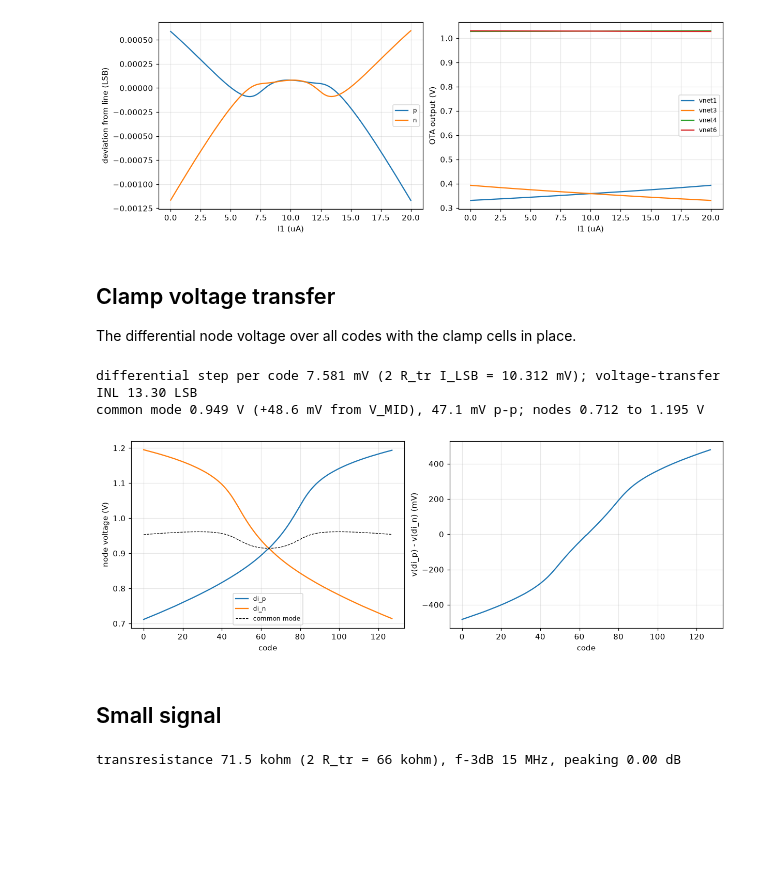
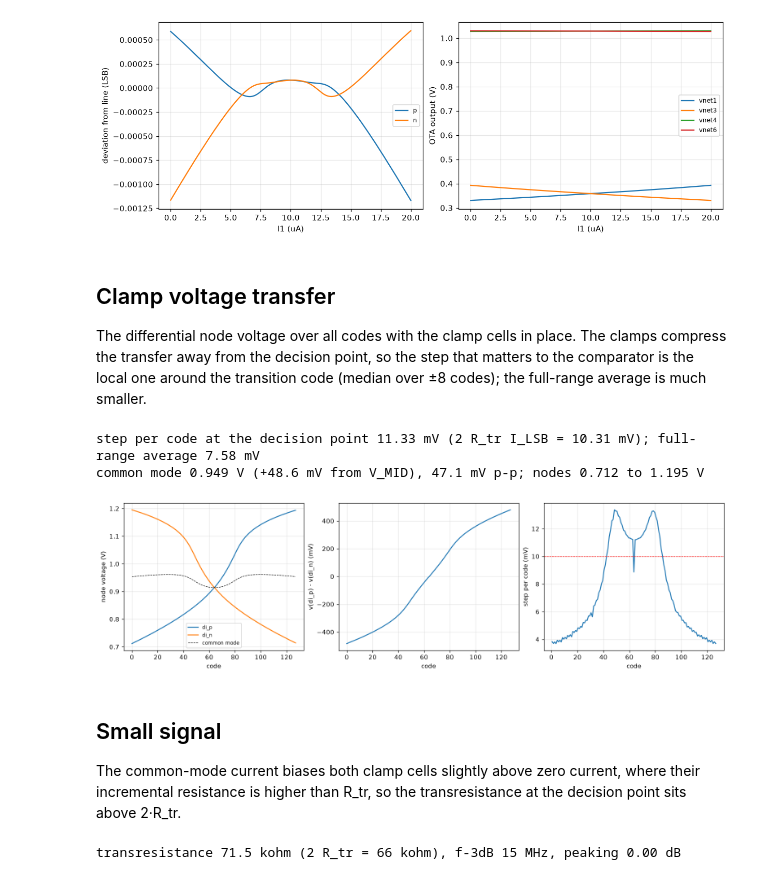
Before and after one commit to daniel-theunissen/sar_adc, a Jupyter notebook: sch/summing_stage/summing_stage_analysis.ipynb, the cells around one changed output. Cells and saved outputs as stored; diff of their text form; code cells hidden in the pictures; blank space fills up the shorter version.

```diff
--- a/sch/summing_stage/bench_e_analysis.ipynb
+++ b/sch/summing_stage/summing_stage_analysis.ipynb
@@ -162,27 +162,35 @@ vnet6: 1.028 to 1.031 V
 # %% [markdown]
 ## Clamp voltage transfer
 
-The differential node voltage over all codes with the clamp cells in place.
+The differential node voltage over all codes with the clamp cells in place. The clamps compress the transfer away from the decision point, so the step that matters to the comparator is the local one around the transition code (median over ±8 codes); the full-range average is much smaller.
 # %%
 code, c = load_cols(DATA / 'code_sweep_clamp.csv', SWEEP_COLS)
 vd, cm = c['vdip'] - c['vdin'], 0.5 * (c['vdip'] + c['vdin'])
-VLSB, inl_v, _, _ = inl_dnl(code, vd)
-print(f'differential step per code {1e3 * VLSB:.3f} mV (2 R_tr I_LSB = {2e3 * s.R_TR * LSB:.3f} mV); voltage-transfer INL {np.abs(inl_v).max():.2f} LSB')
+step = np.diff(vd)
+k_dec = lin_cross(code, vd)
+VLSB = float(np.median(step[np.abs(code[:-1] + 0.5 - k_dec) <= 8]))
+v_need = 2 * S.clamp.SPECS['vd_half_mv_min'] * 1e-3
+print(f'step per code at the decision point {1e3 * VLSB:.2f} mV (2 R_tr I_LSB = {2e3 * s.R_TR * LSB:.2f} mV); '
+      f'full-range average {1e3 * (vd[-1] - vd[0]) / (code[-1] - code[0]):.2f} mV')
 print(f'common mode {cm.mean():.3f} V ({1e3 * (cm.mean() - S.VMID):+.1f} mV from V_MID), {1e3 * np.ptp(cm):.1f} mV p-p; '
       f"nodes {min(c['vdip'].min(), c['vdin'].min()):.3f} to {max(c['vdip'].max(), c['vdin'].max()):.3f} V")
-rep.info('differential V per LSB', f'{1e3 * VLSB:.2f} mV', f'2 R_tr I_LSB = {2e3 * s.R_TR * LSB:.2f} mV')
+rep.check('differential V per code at the decision point', f'{1e3 * VLSB:.2f} mV', f'>= {1e3 * v_need:g} mV', VLSB >= v_need)
 rep.info('common-mode shift of the delta-I nodes', f'{1e3 * (cm.mean() - S.VMID):+.1f} mV')
-fig, ax = plt.subplots(1, 2, figsize=(11, 3.8))
+fig, ax = plt.subplots(1, 3, figsize=(14, 3.8))
 ax[0].plot(code, c['vdip'], label='di_p'); ax[0].plot(code, c['vdin'], label='di_n'); ax[0].plot(code, cm, 'k--', lw=0.8, label='common mode')
 ax[0].set(xlabel='code', ylabel='node voltage (V)'); ax[0].legend(fontsize=8)
 ax[1].plot(code, 1e3 * vd); ax[1].set(xlabel='code', ylabel='v(di_p) - v(di_n) (mV)')
+ax[2].plot(code[:-1] + 0.5, 1e3 * step); ax[2].axhline(1e3 * v_need, c='r', ls='--', lw=0.8)
+ax[2].set(xlabel='code', ylabel='step per code (mV)')
 plt.show()
 # %% [output]
-differential step per code 7.581 mV (2 R_tr I_LSB = 10.312 mV); voltage-transfer INL 13.30 LSB
+step per code at the decision point 11.33 mV (2 R_tr I_LSB = 10.31 mV); full-range average 7.58 mV
 common mode 0.949 V (+48.6 mV from V_MID), 47.1 mV p-p; nodes 0.712 to 1.195 V
-[figure, old version]
+[figure, new version]
-# %% [markdown]
-## Small signal
+# %% [markdown]
+## Small signal
+
+The common-mode current biases both clamp cells slightly above zero current, where their incremental resistance is higher than R_tr, so the transresistance at the decision point sits above 2·R_tr.
 # %%
 f, (db, ph) = load_real(DATA / 'ac.csv')
 r0 = 10 ** (db[0] / 20) / 1e-6
```
Also changed, not shown: parts of 5 cells of this notebook, 20 other files.
